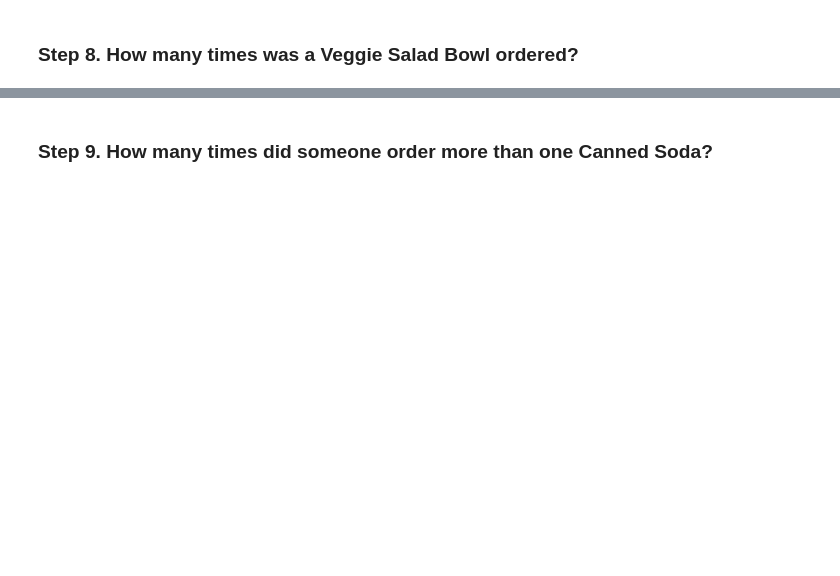
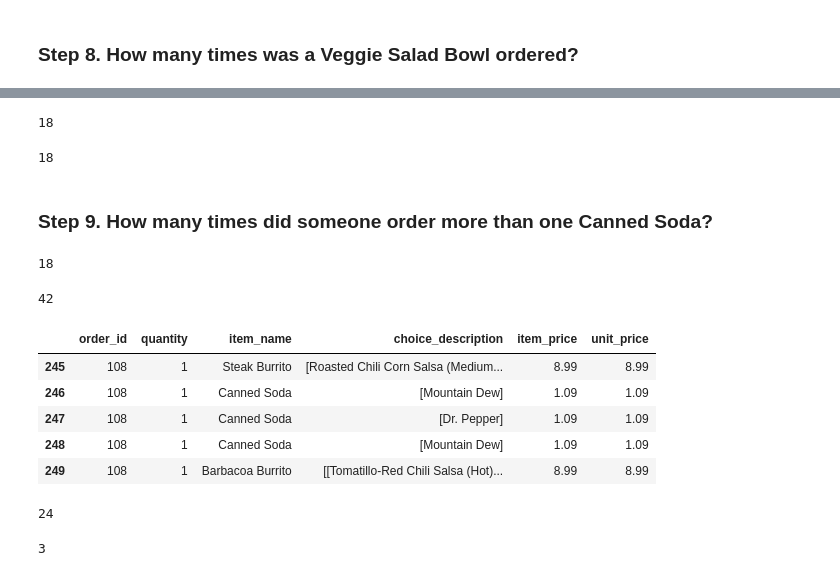
Before and after one commit to MNievas12/2503_dsft_thebridge, a Jupyter notebook: 2-Data_Analysis/2-Pandas/Practica/1-Chipotle/Chipotle.ipynb, the cells around one changed output, grey strips where cells are left out. Saved outputs shown, nothing was run; the diff lists cells and outputs as text; code cells hidden in the pictures; blank space fills up the shorter version.

```diff
--- a/2-Data_Analysis/2-Pandas/Practica/1-Chipotle/Chipotle.ipynb
+++ b/2-Data_Analysis/2-Pandas/Practica/1-Chipotle/Chipotle.ipynb
@@ -27,2 +247,36 @@
+# %%
+chipo[chipo['item_name'] == "Veggie Salad Bowl"]['item_name'].count()
+# %% [output]
+18
+# %%
+chipo[chipo['item_name'] == "Veggie Salad Bowl"]['order_id'].nunique()
+# %% [output]
+18
 # %% [markdown]
 ### Step 9. How many times did someone order more than one Canned Soda?
+# %%
+chipo[(chipo['item_name'] == "Canned Soda") & (chipo['quantity'] > 1)]['order_id'].nunique() # Mal
+# %% [output]
+18
+# %%
+chipo[(chipo['item_name'] == "Canned Soda") & (chipo['quantity'] > 1)]['quantity'].sum()
+# %% [output]
+42
+# %%
+chipo[chipo['order_id'] == 108]
+# %% [output]
+|  | order_id | quantity | item_name | choice_description | item_price | unit_price |
+| 245 | 108 | 1 | Steak Burrito | [Roasted Chili Corn Salsa (Medium... | 8.99 | 8.99 |
+| 246 | 108 | 1 | Canned Soda | [Mountain Dew] | 1.09 | 1.09 |
+| 247 | 108 | 1 | Canned Soda | [Dr. Pepper] | 1.09 | 1.09 |
+| 248 | 108 | 1 | Canned Soda | [Mountain Dew] | 1.09 | 1.09 |
+| 249 | 108 | 1 | Barbacoa Burrito | [[Tomatillo-Red Chili Salsa (Hot)... | 8.99 | 8.99 |
+# %%
+pedidos_refrescos = chipo[chipo['item_name'] == "Canned Soda"].groupby('order_id')['quantity'].sum()
+len(pedidos_refrescos[pedidos_refrescos > 1])
+# %% [output]
+24
+# %%
+pedidos_refrescos[108]
+# %% [output]
+3
```
Also changed, not shown: parts of 27 cells of this notebook.
